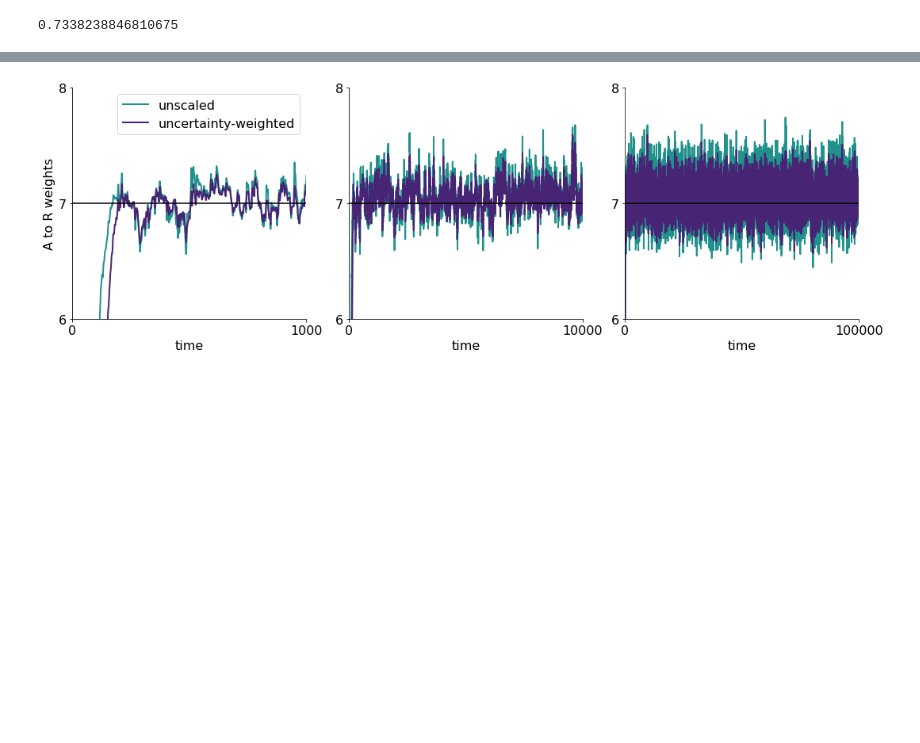
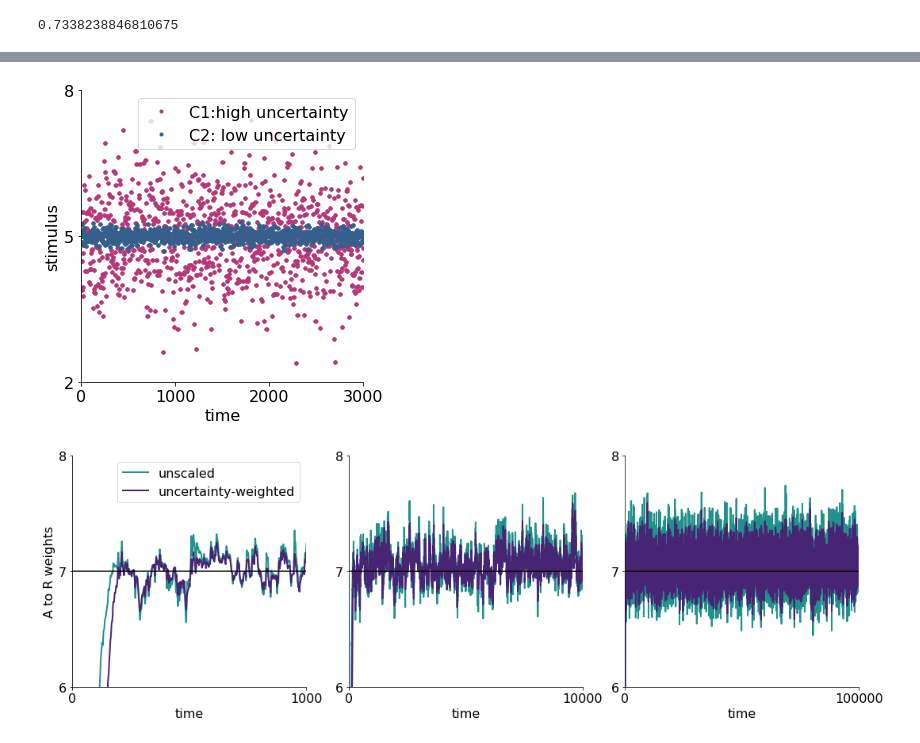
Before and after one commit to k47h4/UPE, a Jupyter notebook: predictive_learning_fullcircuitmodel_plasticSSTPVtestcontexts.ipynb, the cells around one changed output, grey strips where cells are left out. Cells and saved outputs as stored; diff of their text form; code cells hidden in the pictures; blank space fills up the shorter version.

```diff
--- a/predictive_learning_fullcircuitmodel_plasticSSTPVtestcontexts.ipynb
+++ b/predictive_learning_fullcircuitmodel_plasticSSTPVtestcontexts.ipynb
@@ -633,3 +608,27 @@ plot_contextresults(resultsnr_new, 'unscalednewmean')
+# %%
+rE_P=resultsr['rE_P']
+rC1=resultsr['rC1'][0:len(rE_P)]
+rC2=resultsr['rC2'][0:len(rE_P)]
+rY=resultsr['rY1'][0:len(rE_P)]
+rY1 = rY[rC1==1]
+rY2 = rY[rC2==1]
+plt.figure(figsize=(5,5))
+a10 = plt.subplot(111)
+plt.plot(rY1,'.',color=cm.magma(.5),label='C1:high uncertainty')
+plt.plot(rY2,'.',color=cm.viridis(.3), label = 'C2: low uncertainty')
+plt.xlim(0,3000)
+plt.ylim(2,8)
+plt.yticks([2,5,8],[2,5,8],fontsize=16)
+plt.xticks(np.arange(0,3100,1000),np.arange(0,3100,1000),fontsize=16)
+plt.xlabel('time',fontsize=16)
+plt.ylabel('stimulus',fontsize=16)
+plt.legend(fontsize=16)
+a10.spines['top'].set_visible(False)
+a10.spines['right'].set_visible(False)
+plt.tight_layout()
+plt.savefig('./data.png', bbox_inches='tight')
+# %% [output]
+[figure, added]
 # %%
 max = 100000
 plt.figure(figsize=(15,5))
```
Also changed, not shown: parts of 7 cells of this notebook, 1 other file.
